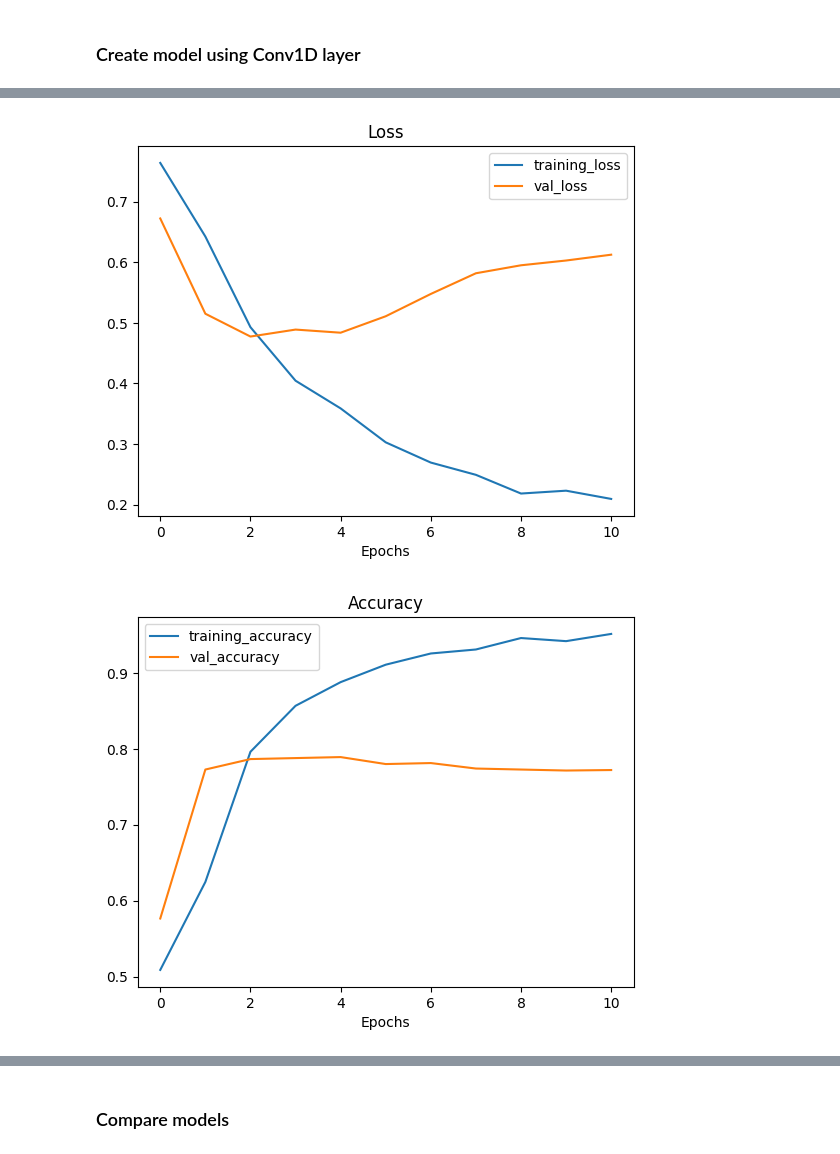
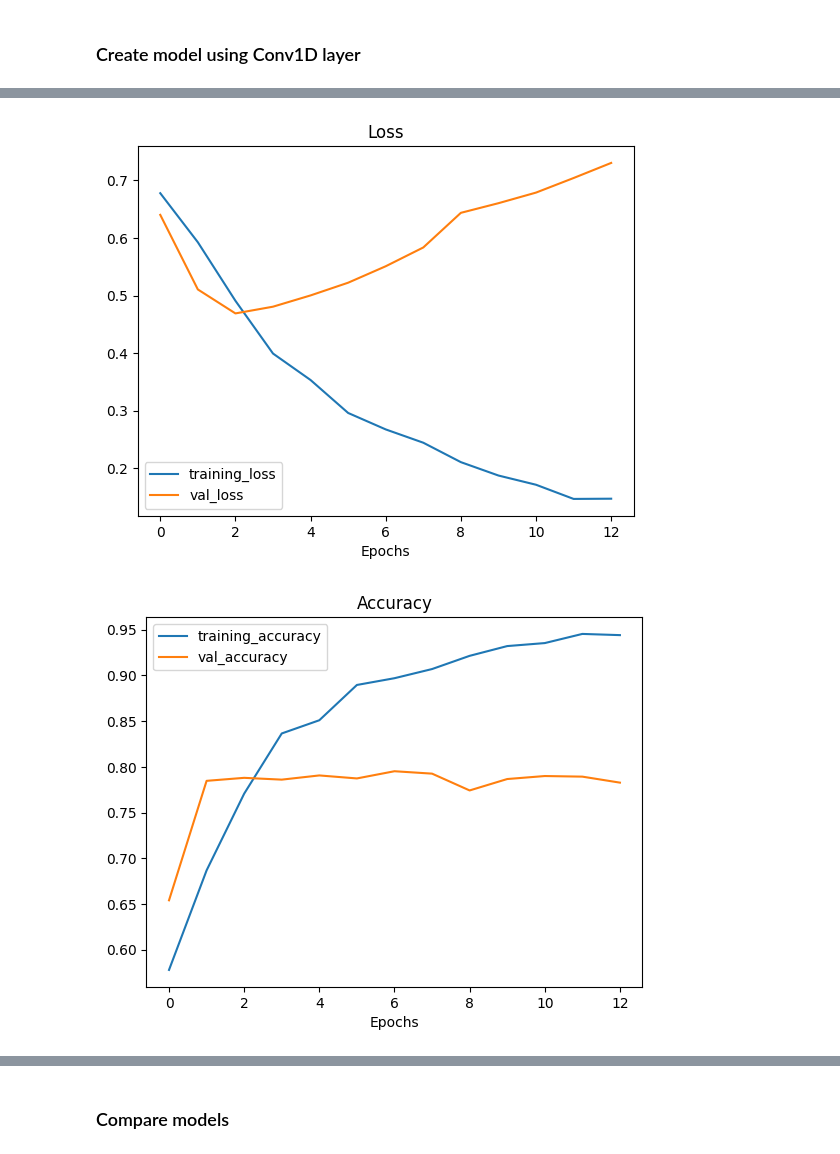
Before and after one commit to ryzhokhina/Tensorflow-Dev-Exam-Preparation, a Jupyter notebook: NLP/text_classification_with_tokenizer.ipynb, the cells around one changed output, grey strips where cells are left out. Saved outputs shown, nothing was run; the diff lists cells and outputs as text; code cells hidden in the pictures.

```diff
--- a/NLP/text_classification_with_tokenizer.ipynb
+++ b/NLP/text_classification_with_tokenizer.ipynb
@@ -371,11 +371,11 @@ from tensorflow.keras.layers import Conv1D, MaxPooling1D, Flatten
 def create_model_cnn1(vocab_size, phrase_size, embedding_dim, rnn_units, batch_size= 32):
     inputs = Input(shape=(phrase_size,))
     x = Embedding(vocab_size, embedding_dim, batch_input_shape=[batch_size, None])(inputs)
-    x = Conv1D(32, 3, activation="relu")(x)
+    x = Conv1D(4, 3, activation="relu")(x)
     x = MaxPooling1D(8)(x)
     x = LSTM(rnn_units, dropout = 0.5, recurrent_dropout=0.5)(x)
-    x = Dense(8, activation="sigmoid")(x)
-    x = Dropout(0.5)(x)
+    x = Dense(8, activation="relu")(x)
+    x = Dropout(0.3)(x)
     x = Dense(1, activation="sigmoid")(x)
     model = Model(inputs=inputs, outputs=x)
 
@@ -387,7 +387,7 @@ rnn_cnn = create_model_cnn1(
     vocab_size=tokenizer.max_vocab_size,
     phrase_size=x_train.shape[1],
     embedding_dim=16,
-    rnn_units=16)
+    rnn_units=4)
 
 rnn_cnn.summary()
 # %% [output]
@@ -410,9 +410,7 @@ Trainable params: 164,849
 Non-trainable params: 0
 _________________________________________________________________
 # %%
-from tensorflow.keras.callbacks import ModelCheckpoint
-
-MC = ModelCheckpoint("rnn_cnn.h5", monitor="val_accuracy", save_best_only=True)
+MC = tf.keras.callbacks.ModelCheckpoint("rnn_cnn.h5", monitor="val_accuracy", save_best_only=True)
 ES = tf.keras.callbacks.EarlyStopping(monitor="val_accuracy", patience=6, restore_best_weights=True)
 LRC = tf.keras.callbacks.ReduceLROnPlateau(monitor="val_accuracy", patience=3, factor=0.2, min_lr=0.00001)
 
@@ -443,2 +441,2 @@ Epoch 11/100
-[figure, old version]
+[figure, new version]
-[figure, old version]
+[figure, new version]
```
Also changed, not shown: parts of 20 cells of this notebook.
